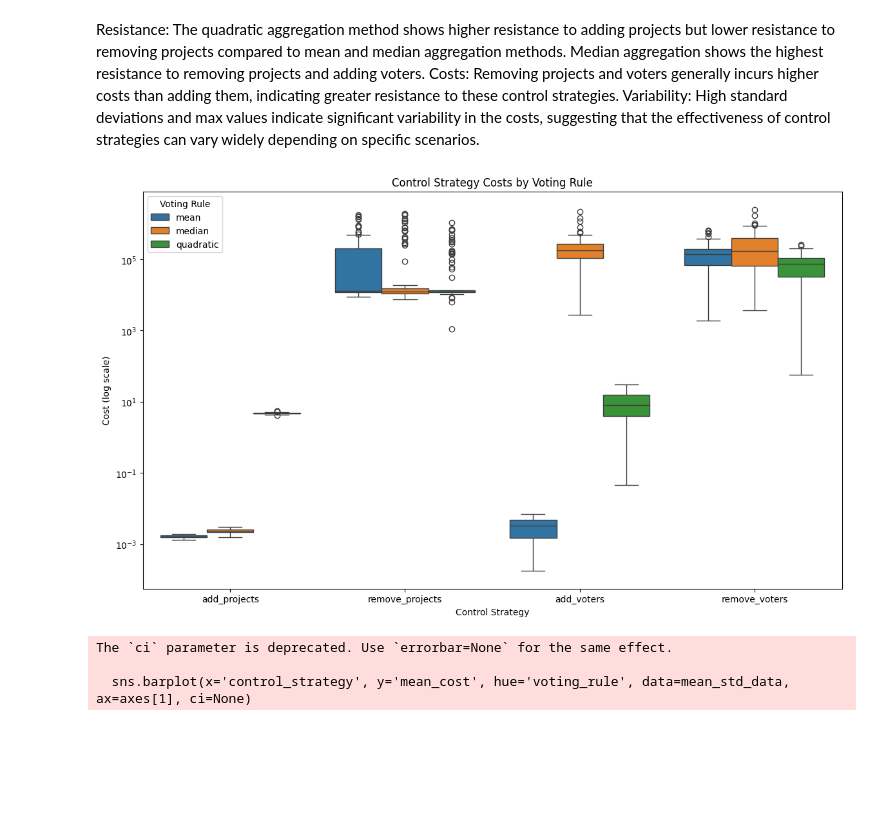
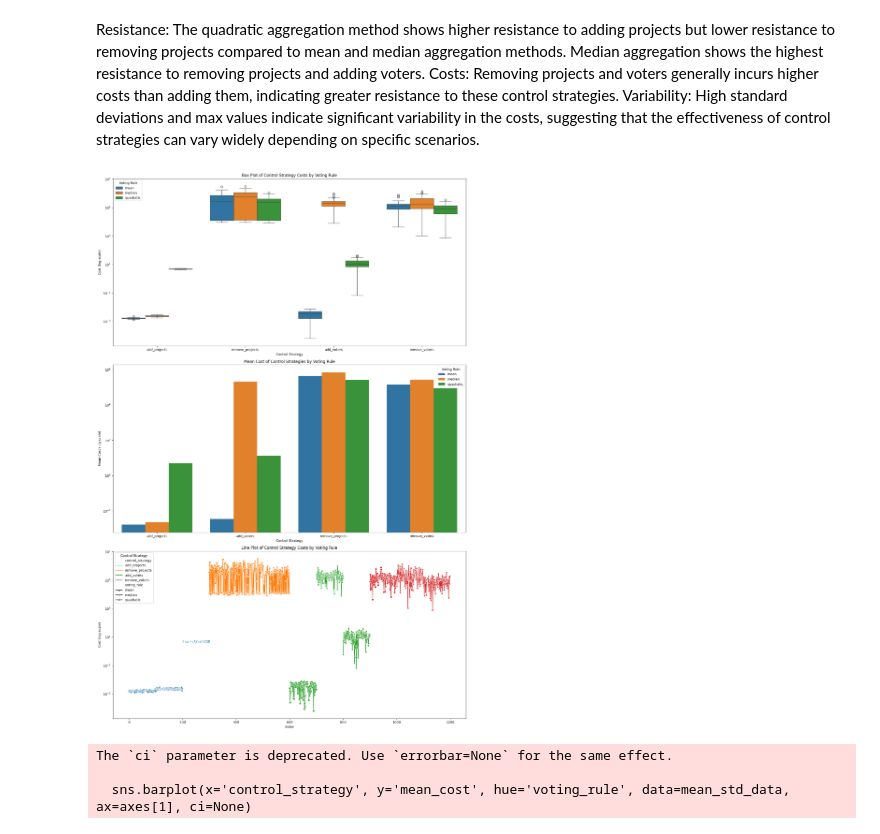
Before and after one commit to GovXS/Evaluating-Voting-Design-Tradeoffs-for-Retro-Funding, a Jupyter notebook: evaluations/resistance_to_control.ipynb, the cells around one changed output. Cells and saved outputs as stored; diff of their text form; code cells hidden in the pictures; blank space fills up the shorter version.

Commit message:
resistance to control eval metric implementation

```diff
--- a/evaluations/resistance_to_control.ipynb
+++ b/evaluations/resistance_to_control.ipynb
@@ -135,27 +135,48 @@ analysis_results
 Resistance: The quadratic aggregation method shows higher resistance to adding projects but lower resistance to removing projects compared to mean and median aggregation methods. Median aggregation shows the highest resistance to removing projects and adding voters.
 Costs: Removing projects and voters generally incurs higher costs than adding them, indicating greater resistance to these control strategies.
 Variability: High standard deviations and max values indicate significant variability in the costs, suggesting that the effectiveness of control strategies can vary widely depending on specific scenarios.
-# %%
-import matplotlib.pyplot as plt
-import seaborn as sns
-
-# Assuming control_results is the DataFrame obtained from the simulation
-control_results['index'] = control_results.index
-
-# Melt the DataFrame to make it suitable for seaborn
-melted_results = control_results.melt(id_vars=['index', 'voting_rule'], var_name='control_strategy', value_name='cost')
-
-# Create a boxplot for each control strategy
-plt.figure(figsize=(14, 8))
-sns.boxplot(x='control_strategy', y='cost', hue='voting_rule', data=melted_results)
-plt.yscale('log')
-plt.title('Control Strategy Costs by Voting Rule')
-plt.xlabel('Control Strategy')
-plt.ylabel('Cost (log scale)')
-plt.legend(title='Voting Rule')
-plt.show()
-# %% [output]
-[figure, removed]
+# %%
+import matplotlib.pyplot as plt
+import seaborn as sns
+import pandas as pd
+
+# Assuming `control_results_raw` is the DataFrame with the provided data
+
+# Prepare data for plotting
+control_results_long = control_results.melt(id_vars=['voting_rule'], var_name='control_strategy', value_name='cost')
+
+# Create a figure with multiple subplots
+fig, axes = plt.subplots(3, 1, figsize=(16, 24))
+
+# Box Plot
+sns.boxplot(x='control_strategy', y='cost', hue='voting_rule', data=control_results_long, ax=axes[0])
+axes[0].set_yscale('log')
+axes[0].set_title('Box Plot of Control Strategy Costs by Voting Rule')
+axes[0].set_xlabel('Control Strategy')
+axes[0].set_ylabel('Cost (log scale)')
+axes[0].legend(title='Voting Rule')
+
+# Bar Plot for Mean Costs
+mean_data = control_results_long.groupby(['control_strategy', 'voting_rule']).mean().reset_index()
+sns.barplot(x='control_strategy', y='cost', hue='voting_rule', data=mean_data, ax=axes[1])
+axes[1].set_yscale('log')
+axes[1].set_title('Mean Cost of Control Strategies by Voting Rule')
+axes[1].set_xlabel('Control Strategy')
+axes[1].set_ylabel('Mean Cost (log scale)')
+axes[1].legend(title='Voting Rule')
+
+# Line Plot for Individual Data Points
+sns.lineplot(x='index', y='cost', hue='control_strategy', style='voting_rule', markers=True, dashes=False, data=control_results_long.reset_index(), ax=axes[2])
+axes[2].set_yscale('log')
+axes[2].set_title('Line Plot of Control Strategy Costs by Voting Rule')
+axes[2].set_xlabel('Index')
+axes[2].set_ylabel('Cost (log scale)')
+axes[2].legend(title='Control Strategy')
+
+plt.tight_layout()
+plt.show()
+# %% [output]
+[figure, added]
 # %%
 import matplotlib.pyplot as plt
 import seaborn as sns
```
Also changed, not shown: parts of 1 cell of this notebook, 4 other files.
